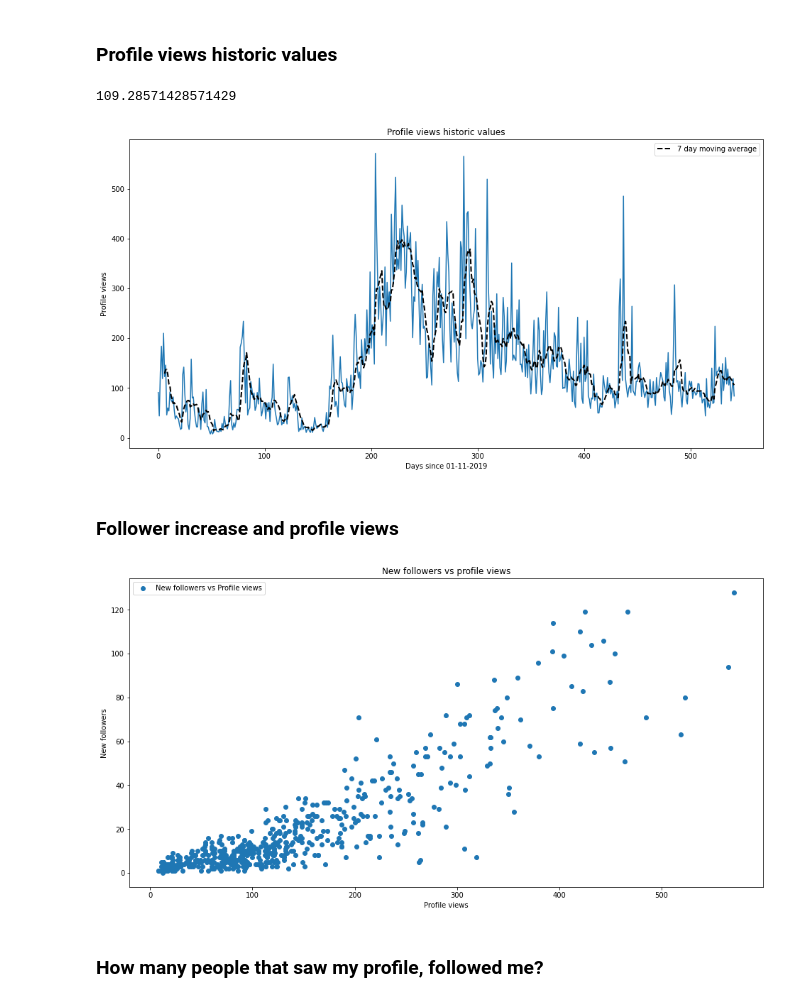
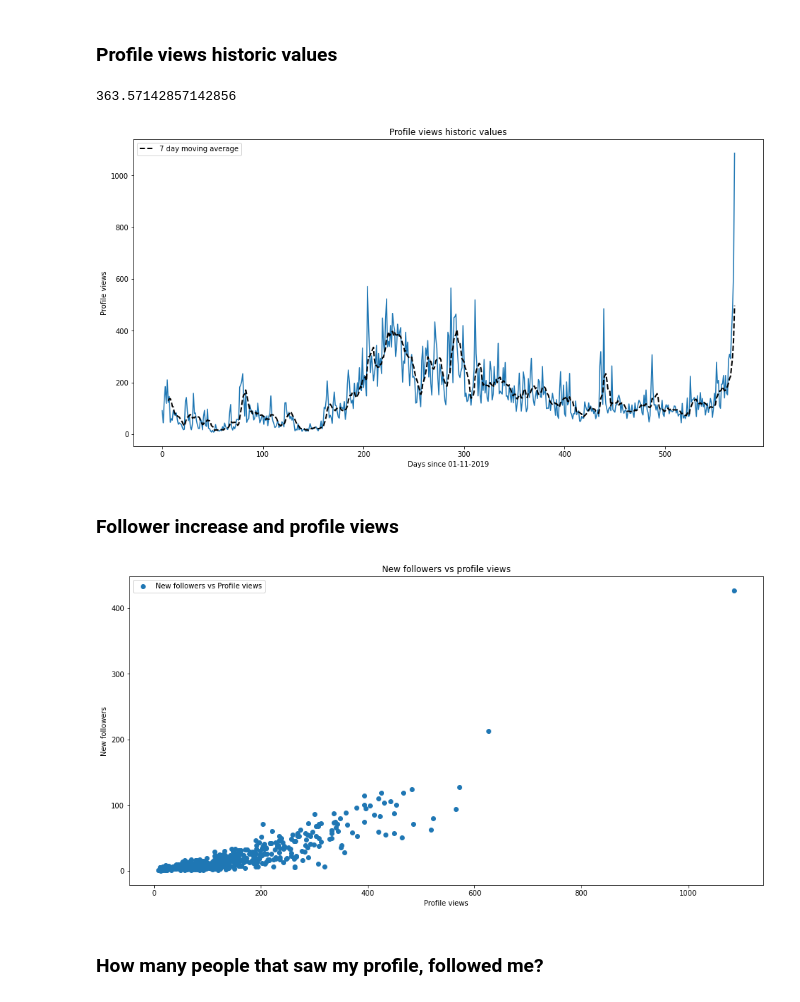
Before and after one commit to sgalinanes/instagram-analyzer, a Jupyter notebook: Instagram Insights Analysis.ipynb, the cells around one changed output. Cells and saved outputs as stored; diff of their text form; code cells hidden in the pictures.

```diff
--- a/Instagram Insights Analysis.ipynb
+++ b/Instagram Insights Analysis.ipynb
@@ -40,0 +67,4 @@ data.tail(10)
+# %%
+# Sort rows by date
+insights_data = insights_data.sort_index()
+insights_data
@@ -41,29 +141,28 @@ data.tail(10)
 # %% [markdown]
 ### Some utility functions / variables
 # %%
-total_days = [i for i in range(len(data.index))]
+#daily_followers = []
+#for i in range(len(data['total_follower_count']) - 1):
+#    if(data['total_follower_count'][i] > 0):
+#        daily_followers.append((data['total_follower_count'][i+1] - data['total_follower_count'][i]))
 
-daily_followers = []
-for i in range(len(data['total_follower_count']) - 1):
-    if(data['total_follower_count'][i] > 0):
-        daily_followers.append((data['total_follower_count'][i+1] - data['total_follower_count'][i]))
+#total_follower_count_len = len(daily_followers)
+#total_follower_count_days = [i for i in range(total_follower_count_len)]
+#init_follower_count_index = len(total_days) - total_follower_count_len
 
-total_follower_count_len = len(daily_followers)
-total_follower_count_days = [i for i in range(total_follower_count_len)]
-init_follower_count_index = len(total_days) - total_follower_count_len
+#projection_len = 90
+#projection_start = total_follower_count_len - 1
+#projection_end = projection_start + projection_len
 
-projection_len = 90
-projection_start = total_follower_count_len - 1
-projection_end = projection_start + projection_len
-
-daily_followers_pct = []
-for i in range(len(data['total_follower_count']) - 2):
-    if(data['total_follower_count'][i] > 0):
-        daily_followers_pct.append((data['total_follower_count'][i+1] - data['total_follower_count'][i])
-                                       / data['total_follower_count'][i])
+#daily_followers_pct = []
+#for i in range(len(data['total_follower_count']) - 2):
+#    if(data['total_follower_count'][i] > 0):
+#        daily_followers_pct.append((data['total_follower_count'][i+1] - data['total_follower_count'][i])
+#                                       / data['total_follower_count'][i])
 
 
-current_init = np.zeros(projection_len)
+#current_init = np.zeros(projection_len)
+total_days = [i for i in range(len(insights_data.index))]
 
 def moving_average(x, w):
     return np.convolve(x, np.ones(w), 'valid') / w
@@ -251,19 +351,19 @@ dtype: float64
 # %%
 fig, ax = plt.subplots(1,1, figsize=(16,8))
 
 ax.set_xlabel('Days since 01-11-2019')
 ax.set_ylabel('Profile views')
 ax.set_title('Profile views historic values')
-ax.plot(total_days, data['profile_views']);
+ax.plot(total_days, insights_data['profile_views']);
 window = 7
-y_mv_avg = moving_average(data['profile_views'], window)
+y_mv_avg = moving_average(insights_data['profile_views'], window)
 ax.plot(total_days[window-1:], y_mv_avg, label = str(window) + " day moving average", linewidth = 2, linestyle='--', color = 'k')
 ax.legend();
 
 y_mv_avg[-2]
 # %% [output]
-109.28571428571429
+363.57142857142856
-[figure, old version]
+[figure, new version]
 # %% [markdown]
 ### Follower increase and profile views
 # %%
@@ -272,10 +372,10 @@ fig, ax = plt.subplots(1,1, figsize=(16,8))
 ax.set_xlabel('Profile views')
 ax.set_ylabel('New followers')
 ax.set_title('New followers vs profile views')
-ax.scatter(data['profile_views'], data['follower_count'], label = 'New followers vs Profile views')
+ax.scatter(insights_data['profile_views'], insights_data['follower_count'], label = 'New followers vs Profile views')
 ax.legend();
 # %% [output]
-[figure, old version]
+[figure, new version]
 # %% [markdown]
 ### How many people that saw my profile, followed me?
 # %%
```
Also changed, not shown: parts of 18 cells of this notebook.
